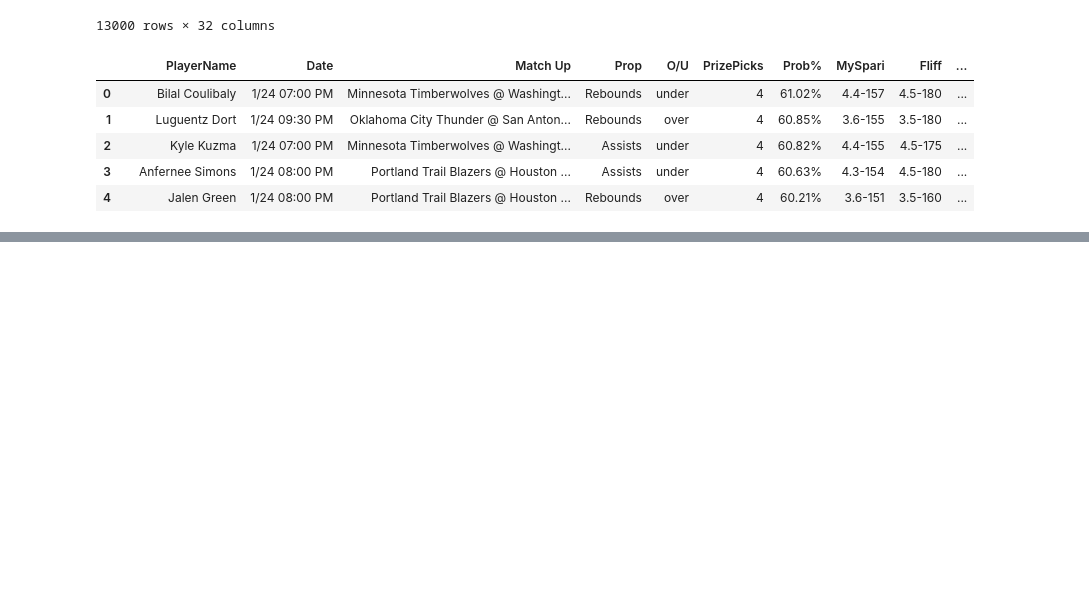
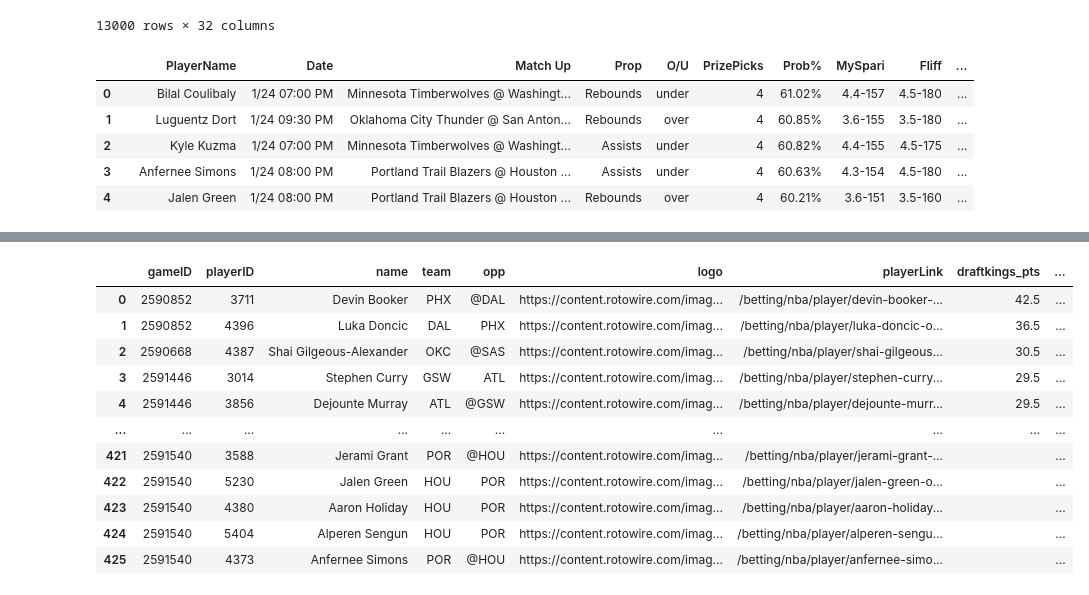
Before and after one commit to DhirenShivdasani/NBA-player-prop-analysis, a Jupyter notebook: Untitled.ipynb, the cells around one changed output, grey strips where cells are left out. Cells and saved outputs as stored; diff of their text form; code cells hidden in the pictures; blank space fills up the shorter version.

```diff
--- a/Untitled.ipynb
+++ b/Untitled.ipynb
@@ -610,0 +607,90 @@ combined_df[combined_df['O/U'] == 'over'].sort_values(by = 'Over %', ascending =
+# %%
+pd.set_option('display.max_columns', 800)
+import requests
+from bs4 import BeautifulSoup
+import pandas as pd
+import json
+import re
+
+# URL of the webpage to scrape
+url = 'https://www.rotowire.com/betting/nba/player-props.php'
+response = requests.get(url)
+
+# List to hold each DataFrame
+dfs = []
+
+if response.status_code == 200:
+    soup = BeautifulSoup(response.content, 'html.parser')
+    script_tags = soup.find_all('script', text=re.compile('rwjs:ready'))
+
+    for script in script_tags:
+        js_code = script.string
+        json_like_object = re.search(r'data: (\[.*\])', js_code)
+        if json_like_object:
+            json_str = json_like_object.group(1)
+            # Convert JSON string to DataFrame
+            data = json.loads(json_str)
+            df = pd.DataFrame(data)
+            dfs.append(df)
+
+    # Concatenate all DataFrames
+    master_df = pd.concat(dfs, ignore_index=True)
+    master_df['PlayerName'] = master_df['firstName'] + ' ' + master_df['lastName']
+    master_df.drop(['firstName', 'lastName'], axis =1, inplace = True)
+
+    sportsbooks = ['draftkings', 'fanduel', 'mgm', 'pointsbet']
+    props = ['pts', 'reb', 'ast', 'ptsrebast', 'ptsreb', 'ptsast', 'rebast']
+
+    # Flatten each prop for each sportsbook into separate DataFrames
+    flattened_dfs = []
+    for prop in props:
+        for sportsbook in sportsbooks:
+            # Create a DataFrame for each prop and sportsbook
+            cols = [f'{sportsbook}_{prop}Under', f'{sportsbook}_{prop}Over']
+            temp_df = master_df[['PlayerName', 'team', 'opp'] + cols].copy()
+            temp_df['Prop'] = prop
+            temp_df['Sportsbook'] = sportsbook
+            temp_df = temp_df.melt(id_vars=['PlayerName', 'team', 'opp', 'Prop', 'Sportsbook'],
+                                   value_vars=cols,
+                                   var_name='Over_Under',
+                                   value_name='Odds')
+            # Clean the Over_Under column
+            temp_df['Over_Under'] = temp_df['Over_Under'].apply(lambda x: 'Over' if 'Over' in x else 'Under')
+            flattened_dfs.append(temp_df)
+
+    # Step 2: Create a Unified Prop Column
+    consolidated_df = pd.concat(flattened_dfs)
+
+    # Step 3: Consolidate Sportsbook Odds
+    # This step may require further clarification. If you want to have one row per player per prop with a column for each sportsbook's odds, you'll need to pivot the table
+    pivot_df = consolidated_df.pivot_table(index=['PlayerName', 'team', 'opp', 'Prop', 'Over_Under'],
+                                           columns='Sportsbook',
+                                           values='Odds',
+                                           aggfunc='first').reset_index()
+
+    prop_mapping = {
+        'pts': 'Points',
+        'reb': 'Rebounds',
+        'ast': 'Assists',
+        'ptsast': 'Pts+Asts',
+        'ptsreb': 'Pts+Rebs',
+        'ptsrebast': 'Pts+Rebs+Asts',
+        'rebast': 'Rebs+Asts'
+    }
+
+    # Step 2: Apply the Mapping
+    pivot_df['Prop'] = pivot_df['Prop'].replace(prop_mapping)
+    pivot_df.drop(['opp', 'team'], axis = 1, inplace = True)
+# %% [output]
+|  | gameID | playerID | name | team | opp | logo | playerLink | draftkings_pts | ... |
+| 0 | 2590852 | 3711 | Devin Booker | PHX | @DAL | https://content.rotowire.com/imag... | /betting/nba/player/devin-booker-... | 42.5 | ... |
+| 1 | 2590852 | 4396 | Luka Doncic | DAL | PHX | https://content.rotowire.com/imag... | /betting/nba/player/luka-doncic-o... | 36.5 | ... |
+| 2 | 2590668 | 4387 | Shai Gilgeous-Alexander | OKC | @SAS | https://content.rotowire.com/imag... | /betting/nba/player/shai-gilgeous... | 30.5 | ... |
+| 3 | 2591446 | 3014 | Stephen Curry | GSW | ATL | https://content.rotowire.com/imag... | /betting/nba/player/stephen-curry... | 29.5 | ... |
+| 4 | 2591446 | 3856 | Dejounte Murray | ATL | @GSW | https://content.rotowire.com/imag... | /betting/nba/player/dejounte-murr... | 29.5 | ... |
+| ... | ... | ... | ... | ... | ... | ... | ... | ... | ... |
+| 421 | 2591540 | 3588 | Jerami Grant | POR | @HOU | https://content.rotowire.com/imag... | /betting/nba/player/jerami-grant-... |  | ... |
+| 422 | 2591540 | 5230 | Jalen Green | HOU | POR | https://content.rotowire.com/imag... | /betting/nba/player/jalen-green-o... |  | ... |
+| 423 | 2591540 | 4380 | Aaron Holiday | HOU | POR | https://content.rotowire.com/imag... | /betting/nba/player/aaron-holiday... |  | ... |
+| 424 | 2591540 | 5404 | Alperen Sengun | HOU | POR | https://content.rotowire.com/imag... | /betting/nba/player/alperen-sengu... |  | ... |
+| 425 | 2591540 | 4373 | Anfernee Simons | POR | @HOU | https://content.rotowire.com/imag... | /betting/nba/player/anfernee-simo... |  | ... |
```
Also changed, not shown: parts of 8 cells of this notebook, 3 other files.
